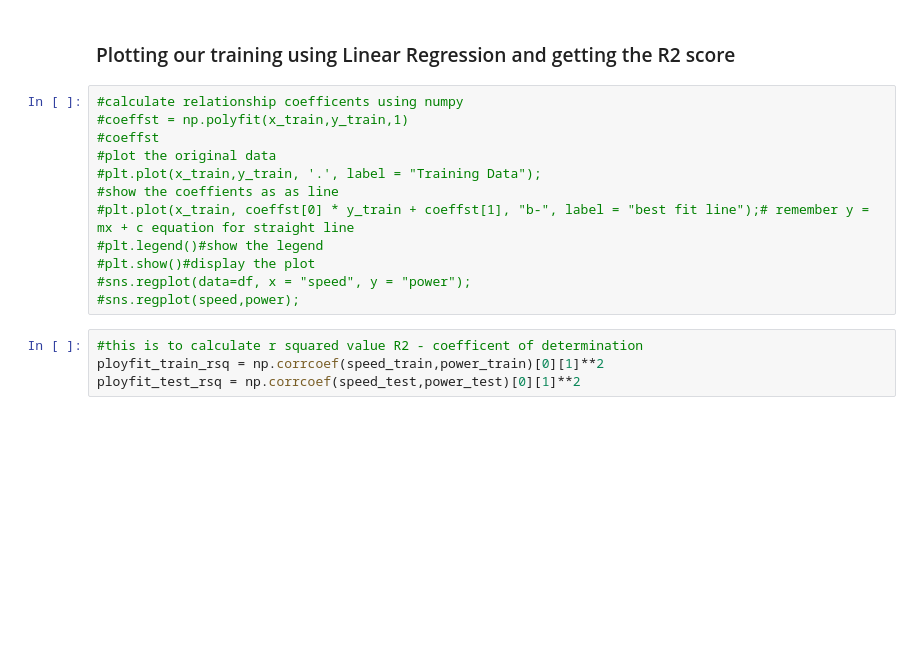
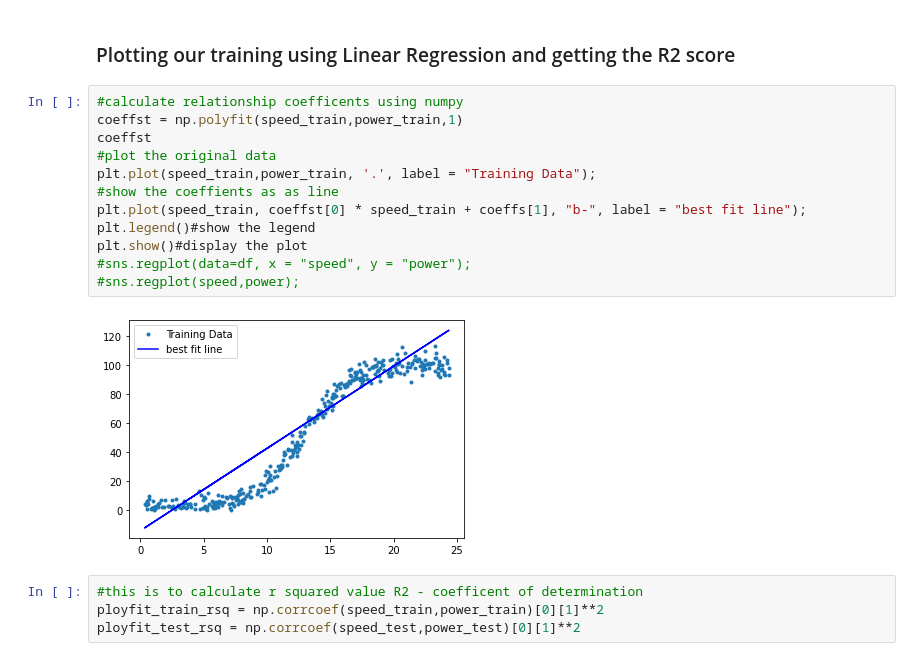
Before and after one commit to brendantipp/sem2_fun_data_analysis_project, a Jupyter notebook: linear_regression.ipynb, the cells around one changed output. Saved outputs shown, nothing was run; the diff lists cells and outputs as text; blank space fills up the shorter version.

Commit message:
updated code re cleaned data

```diff
--- a/linear_regression.ipynb
+++ b/linear_regression.ipynb
@@ -284,16 +299,18 @@ Our training and test data looks similar to original data and can be consisered
 ### Plotting our training using Linear Regression and getting the R2 score
 # %%
 #calculate relationship coefficents using numpy
-#coeffst = np.polyfit(x_train,y_train,1)
-#coeffst
+coeffst = np.polyfit(speed_train,power_train,1)
+coeffst
 #plot the original data
-#plt.plot(x_train,y_train, '.', label = "Training Data");
+plt.plot(speed_train,power_train, '.', label = "Training Data");
 #show the coeffients as as line
-#plt.plot(x_train, coeffst[0] * y_train + coeffst[1], "b-", label = "best fit line");# remember y = mx + c equation for straight line
-#plt.legend()#show the legend
-#plt.show()#display the plot
+plt.plot(speed_train, coeffst[0] * speed_train + coeffs[1], "b-", label = "best fit line");
+plt.legend()#show the legend
+plt.show()#display the plot
 #sns.regplot(data=df, x = "speed", y = "power");
 #sns.regplot(speed,power);
+# %% [output]
+[figure, added]
 # %%
 #this is to calculate r squared value R2 - coefficent of determination
 ployfit_train_rsq = np.corrcoef(speed_train,power_train)[0][1]**2
```
Also changed, not shown: parts of 17 cells of this notebook.
